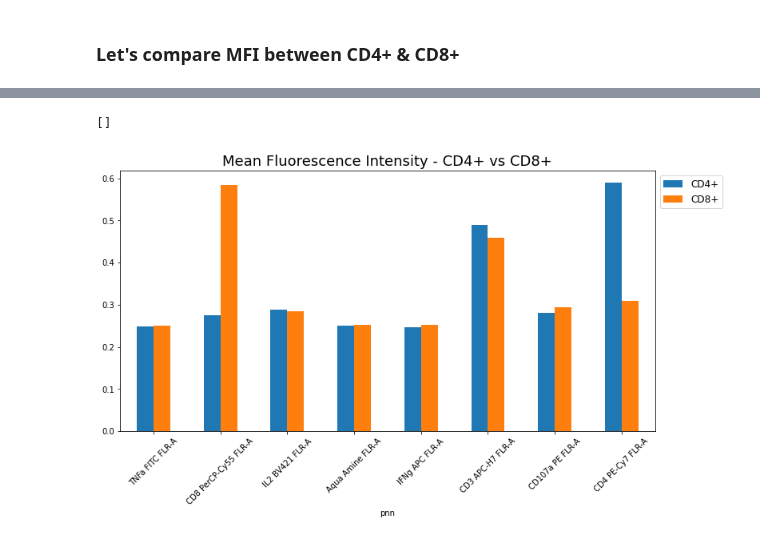
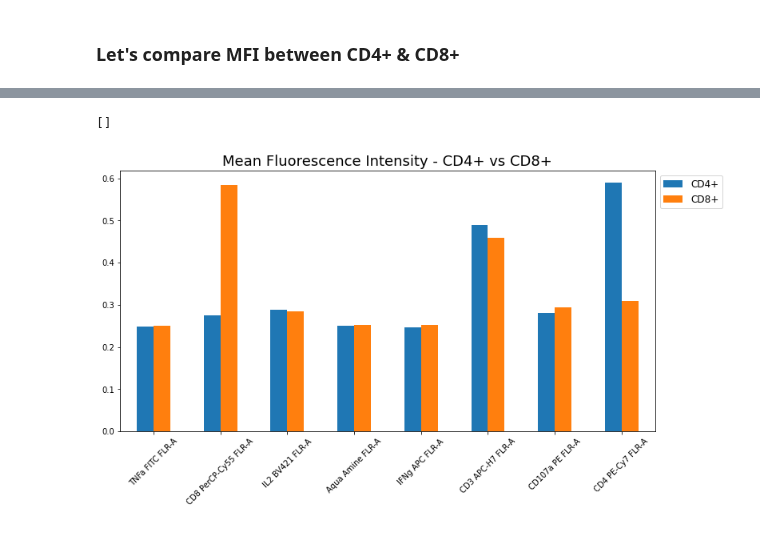
Before and after one commit to whitews/FlowKit, a Jupyter notebook: docs/notebooks/advanced/flowkit-session-compare-mfi-of-gated-events.ipynb, the cells around one changed output, grey strips where cells are left out. Drawn from its saved outputs; the diff is of its cells as text; code cells hidden in the pictures.

```diff
--- a/docs/notebooks/advanced/flowkit-session-compare-mfi-of-gated-events.ipynb
+++ b/docs/notebooks/advanced/flowkit-session-compare-mfi-of-gated-events.ipynb
@@ -65,6 +89,6 @@ cd4_events
+# %%
+cd4_events = cd4_events[fluoro_labels]
 # %%
 cd4_mfi = cd4_events.mean()
-# %%
-cd4_mfi = cd4_mfi[sample.fluoro_indices]
 # %%
 cd4_mfi
@@ -88,7 +107,8 @@ dtype: float64
 # %%
 cd8_gate_name = 'CD8+'
-cd8_events = fks_fj.get_gate_events(sample_grp, sample_id, cd8_gate_name, matrix=comp, transform=xform)
-cd8_mfi = cd8_events.mean()[sample.fluoro_indices]
+cd8_events = workspace.get_gate_events(sample_id, cd8_gate_name)
+
+cd8_mfi = cd8_events[fluoro_labels].mean()
 # %%
 mfi_comp = pd.DataFrame([cd4_mfi, cd8_mfi], index=[cd4_gate_name, cd8_gate_name])
 # %%
@@ -99,7 +118,7 @@ mfi_comp
 | CD4+ | 0.248338 | 0.274010 | 0.288348 | 0.250962 | 0.246429 | ... |
 | CD8+ | 0.250975 | 0.584248 | 0.283504 | 0.251208 | 0.252061 | ... |
 # %%
-mfi_comp = mfi_comp.transpose().droplevel('pns').reset_index()
+mfi_comp = mfi_comp.transpose()
 # %%
 mfi_comp
 # %% [output]
@@ -115,9 +134,9 @@ mfi_comp
 # %%
-ax = mfi_comp.plot.bar(x='pnn', figsize=(12, 6))
+ax = mfi_comp.plot.bar(figsize=(12, 6))
 ax.set_title("Mean Fluorescence Intensity - CD4+ vs CD8+", color='black', fontsize=18)
 ax.legend(bbox_to_anchor=(1.0, 1.0), fontsize=12)
 ax.set_xticklabels(ax.get_xticklabels(), rotation=45)
 ax.plot()
 # %% [output]
 []
-[figure, old version]
+[figure, new version]
```
Also changed, not shown: parts of 30 cells of this notebook.
